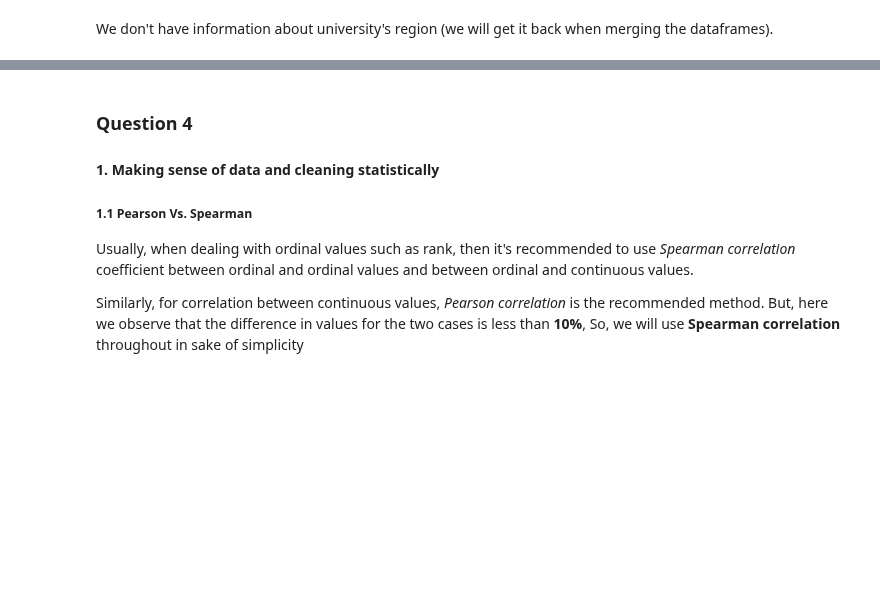
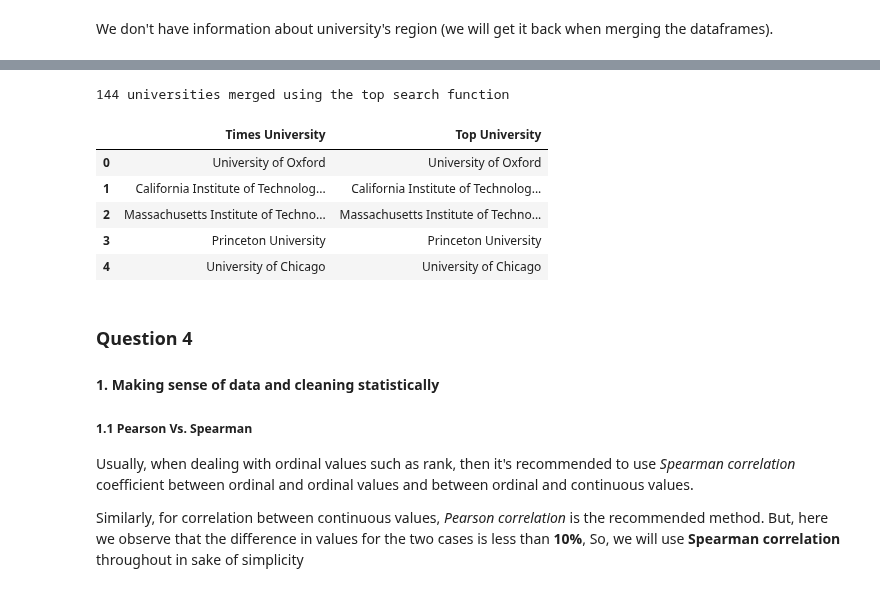
Before and after one commit to Coac/epfl-ada, a Jupyter notebook: 02 - Data from the Web/Homework 2.ipynb, the cells around one changed output, grey strips where cells are left out. Cells and saved outputs as stored; diff of their text form; code cells hidden in the pictures; blank space fills up the shorter version.

Commit message:
Merge Quentin JS WIP

```diff
--- a/02 - Data from the Web/Homework 2.ipynb
+++ b/02 - Data from the Web/Homework 2.ipynb
@@ -459,3 +489,17 @@ universities.head()
+# %%
+matches_df = pd.read_csv('match_universities_from_js.csv')
+
+print(str(len(matches_df.dropna())) + ' universities merged using the top search function')
+
+matches_df.dropna().head()
+# %% [output]
+144 universities merged using the top search function
+|  | Times University | Top University |
+| 0 | University of Oxford | University of Oxford |
+| 1 | California Institute of Technolog... | California Institute of Technolog... |
+| 2 | Massachusetts Institute of Techno... | Massachusetts Institute of Techno... |
+| 3 | Princeton University | Princeton University |
+| 4 | University of Chicago | University of Chicago |
 # %% [markdown]
 ### Question 4
 
```
Also changed, not shown: parts of 12 cells of this notebook, 2 other files.
